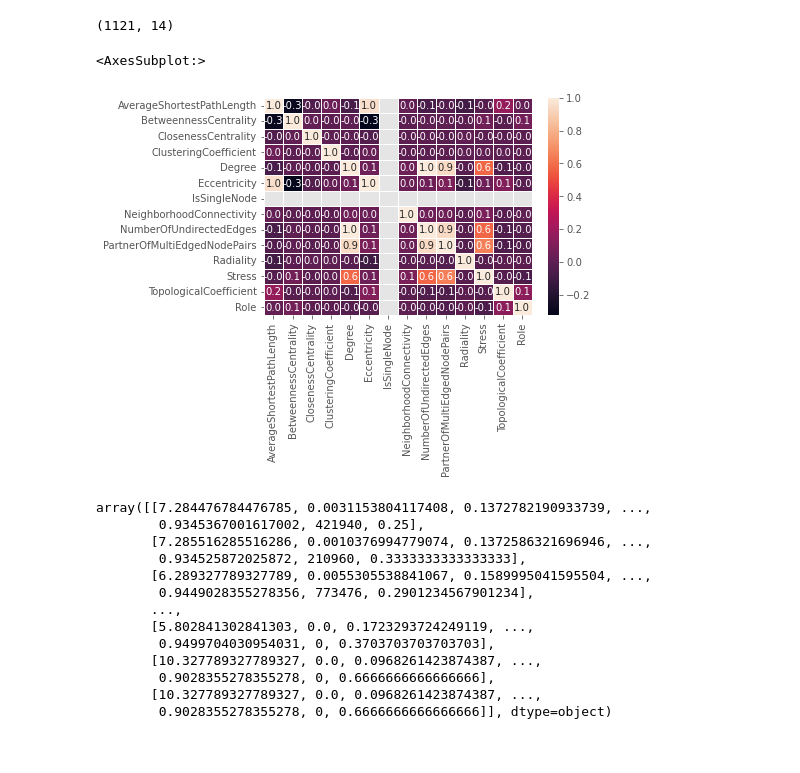
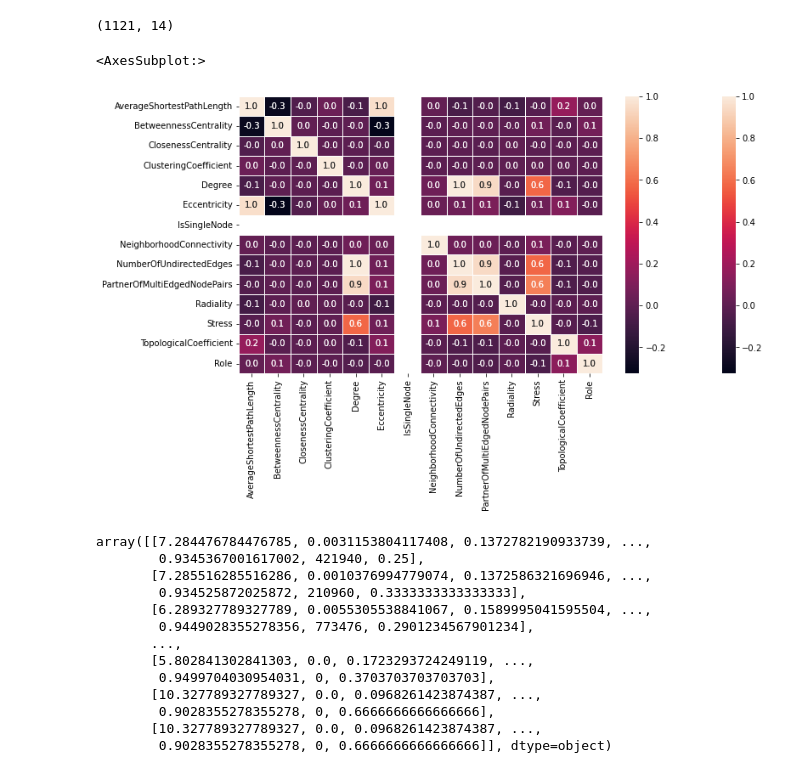
Before and after one commit to abdielbatista/authors-classification, a Jupyter notebook: naive-bayes.ipynb, the cells around one changed output. Saved outputs shown, nothing was run; the diff lists cells and outputs as text; code cells hidden in the pictures.

```diff
--- a/naive-bayes.ipynb
+++ b/naive-bayes.ipynb
@@ -47,11 +47,14 @@ bd.shape
 (1121, 14)
 # %%
 correlation = bd.corr()
+plt.figure(figsize=(12,6))
+plot = sns.heatmap(correlation, annot = True, fmt=".1f", linewidths=.6)
+plotcorrelation = bd.corr()
 plot = sns.heatmap(correlation, annot = True, fmt=".1f", linewidths=.6)
 plot
 # %% [output]
 <AxesSubplot:>
-[figure, old version]
+[figure, new version]
 # %%
 X = bd.iloc[:,:-1].values
 y = bd.iloc[:,-1].values
```
Also changed, not shown: parts of 4 cells of this notebook, 2 other files.
